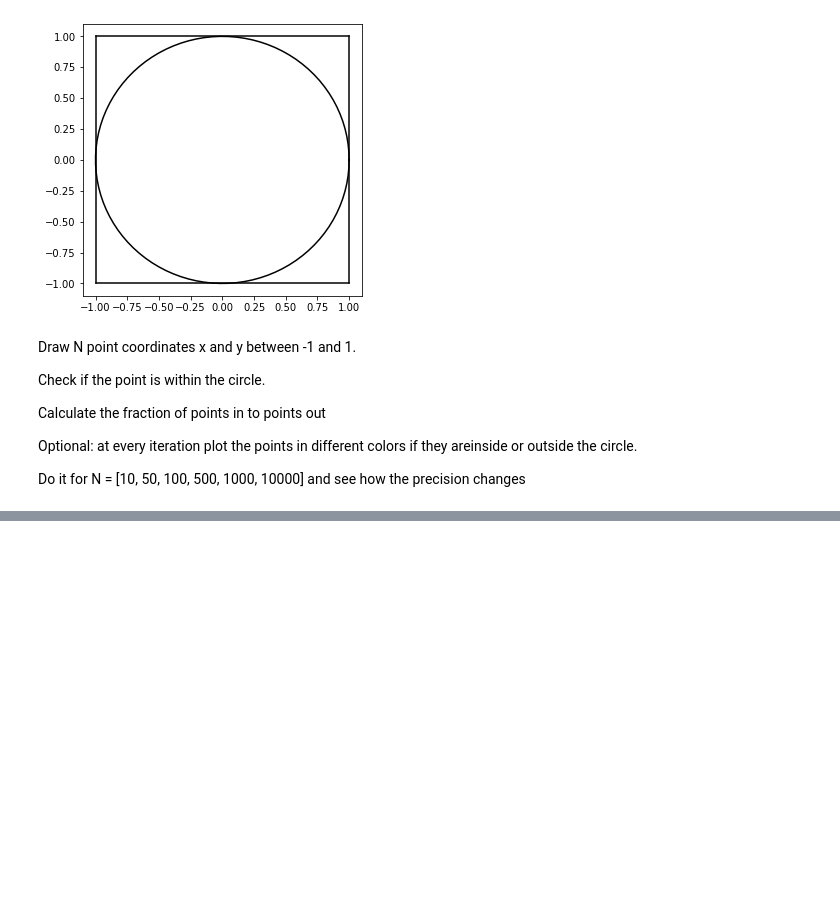
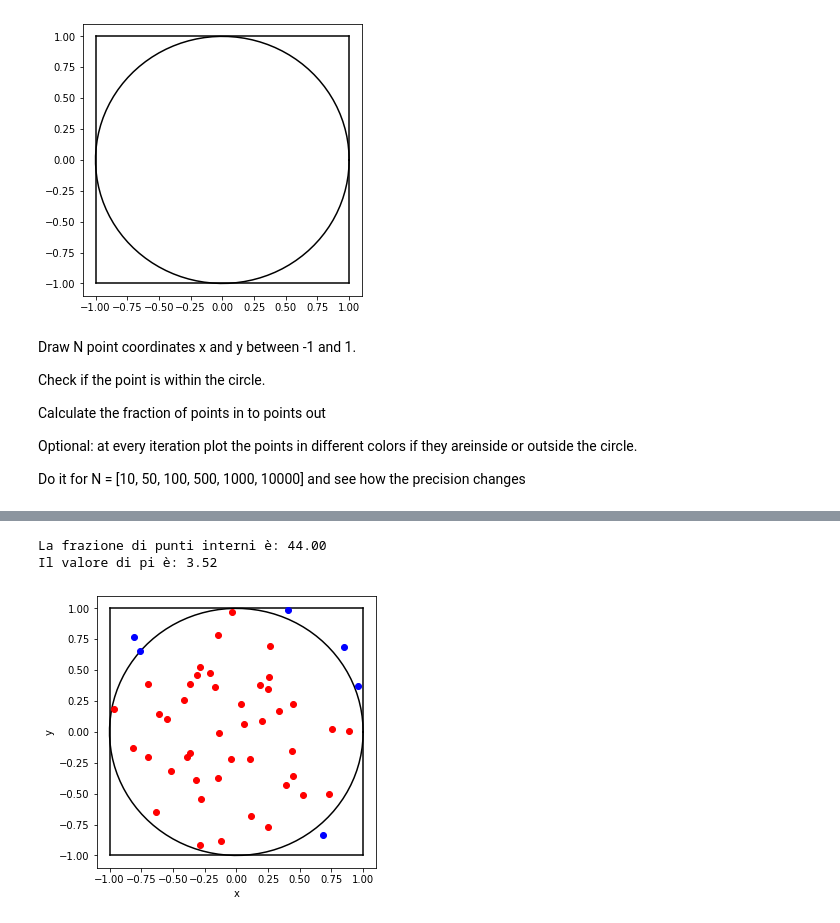
Before and after one commit to gio-bis/MLPNS2021, a Jupyter notebook: Pi.ipynb, the cells around one changed output, grey strips where cells are left out. Cells and saved outputs as stored; diff of their text form; code cells hidden in the pictures; blank space fills up the shorter version.

```diff
--- a/Pi.ipynb
+++ b/Pi.ipynb
@@ -72,0 +75,26 @@ for N in myList:
+# %%
+myList = [10, 50, 100, 500, 1000, 10000]
+N = myList[1]
+l = 1
+inner1 = 0
+np.random.seed(123)
+fig, ax = pl.subplots(figsize=(5, 5))
+plotsquare(1, ax=ax)
+plotcircle(1, ax=ax)
+pl.xlabel("x")
+pl.ylabel("y")
+for i in range(1,N+1):
+    x = np.random.uniform(-1, 1)
+    y = np.random.uniform(-1, 1)
+    if np.sqrt(x**2 + y**2) < l:
+       plot(x, y,'ro')
+       inner1 = inner1 + 1
+    else:
+      plot(x, y, 'bo')
+print ("La frazione di punti interni è: {:.2f}".format(inner1))
+pi1 = 4 * inner1 / N
+print ("Il valore di pi è: {:.2f}".format(pi1))
+# %% [output]
+La frazione di punti interni è: 44.00
+Il valore di pi è: 3.52
+[figure, added]
```
Also changed, not shown: parts of 8 cells of this notebook.
